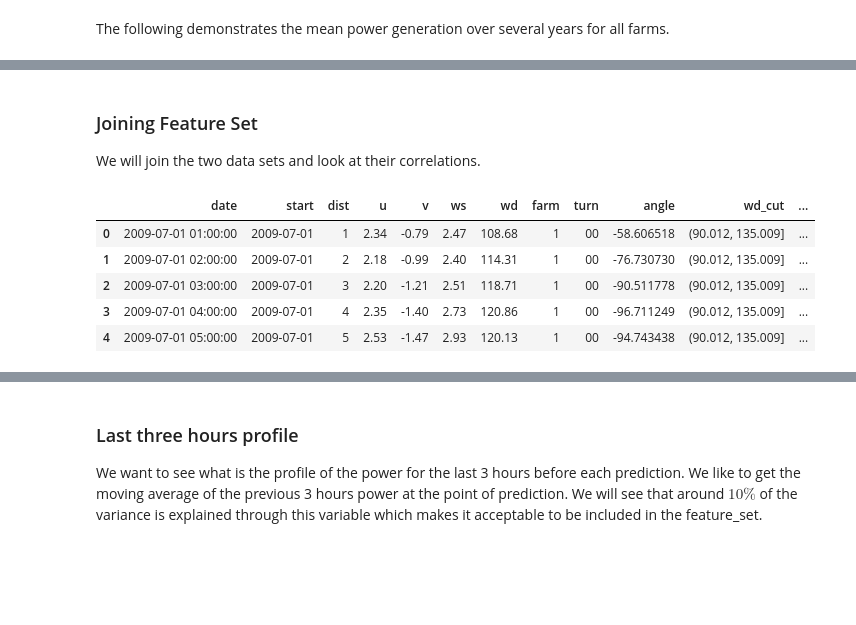
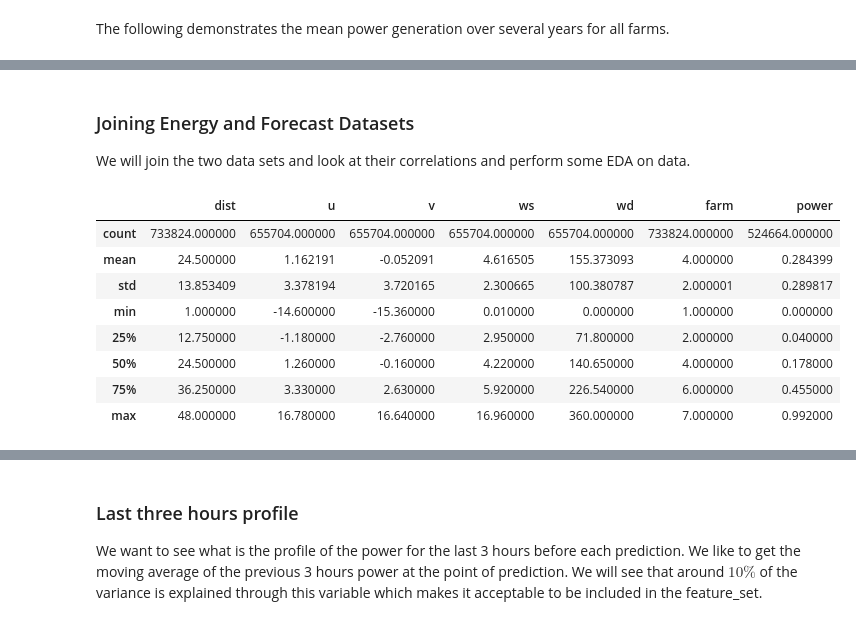
Before and after one commit to amnghd/Wind_Forecasting_Analytics, a Jupyter notebook: Energy_Forecasting.ipynb, the cells around one changed output, grey strips where cells are left out. Cells and saved outputs as stored; diff of their text form; code cells hidden in the pictures; blank space fills up the shorter version.

```diff
--- a/Energy_Forecasting.ipynb
+++ b/Energy_Forecasting.ipynb
@@ -79,16 +88,12 @@ First let's get the datetime of the prediction time and the predicted time and a
 # %%
 pattern = 'windforecasts*.csv'
-csv_files = glob.glob(pattern)
+csv_files = glob.glob(pattern) # allows importing file name for wild cards
 forecast = list()
 for indx, file in enumerate(csv_files):
     temp_df = pd.read_csv(file)
     temp_df ['farm'] = indx + 1
-    temp_df ['turn'] = temp_df.date.apply(lambda x: str(x)[-2:])
     temp_df['date'] = pd.to_datetime(temp_df.date, format='%Y%m%d%H')
     temp_df.rename(columns = {'date':'start', 'hors':'dist'}, inplace= True)
     temp_df['date'] = temp_df.start + pd.to_timedelta(temp_df.dist, unit='h')
     temp_df.set_index('date', inplace=True)
-    temp_df['angle'] = 180*np.arctan(temp_df.v/temp_df.u)
-    temp_df['wd_cut'] = pd.cut(temp_df['wd'],bins = 8)
-    temp_df['w3p'] = temp_df.ws**3
     forecast.append(temp_df)
@@ -119,16 +113,18 @@ single_forecast.head()
 # %% [markdown]
-### Joining Feature Set
+### Joining Energy and Forecast Datasets
 
-We will join the two data sets and look at their correlations.
+We will join the two data sets and look at their correlations and perform some EDA on data.
 # %%
 whole_data = pd.merge(single_forecast.reset_index(), energy.reset_index(),
                       how = 'left', on = ['date','farm'])
-#whole_data.drop(axis=1, columns = ['date', 'start'],inplace = True)
-whole_data.head()
+whole_data.describe()
 # %% [output]
-|  | date | start | dist | u | v | ws | wd | farm | turn | angle | wd_cut | ... |
-| 0 | 2009-07-01 01:00:00 | 2009-07-01 | 1 | 2.34 | -0.79 | 2.47 | 108.68 | 1 | 00 | -58.606518 | (90.012, 135.009] | ... |
-| 1 | 2009-07-01 02:00:00 | 2009-07-01 | 2 | 2.18 | -0.99 | 2.40 | 114.31 | 1 | 00 | -76.730730 | (90.012, 135.009] | ... |
-| 2 | 2009-07-01 03:00:00 | 2009-07-01 | 3 | 2.20 | -1.21 | 2.51 | 118.71 | 1 | 00 | -90.511778 | (90.012, 135.009] | ... |
-| 3 | 2009-07-01 04:00:00 | 2009-07-01 | 4 | 2.35 | -1.40 | 2.73 | 120.86 | 1 | 00 | -96.711249 | (90.012, 135.009] | ... |
-| 4 | 2009-07-01 05:00:00 | 2009-07-01 | 5 | 2.53 | -1.47 | 2.93 | 120.13 | 1 | 00 | -94.743438 | (90.012, 135.009] | ... |
+|  | dist | u | v | ws | wd | farm | power |
+| count | 733824.000000 | 655704.000000 | 655704.000000 | 655704.000000 | 655704.000000 | 733824.000000 | 524664.000000 |
+| mean | 24.500000 | 1.162191 | -0.052091 | 4.616505 | 155.373093 | 4.000000 | 0.284399 |
+| std | 13.853409 | 3.378194 | 3.720165 | 2.300665 | 100.380787 | 2.000001 | 0.289817 |
+| min | 1.000000 | -14.600000 | -15.360000 | 0.010000 | 0.000000 | 1.000000 | 0.000000 |
+| 25% | 12.750000 | -1.180000 | -2.760000 | 2.950000 | 71.800000 | 2.000000 | 0.040000 |
+| 50% | 24.500000 | 1.260000 | -0.160000 | 4.220000 | 140.650000 | 4.000000 | 0.178000 |
+| 75% | 36.250000 | 3.330000 | 2.630000 | 5.920000 | 226.540000 | 6.000000 | 0.455000 |
+| max | 48.000000 | 16.780000 | 16.640000 | 16.960000 | 360.000000 | 7.000000 | 0.992000 |
```
Also changed, not shown: parts of 55 cells of this notebook, 1 other file.
